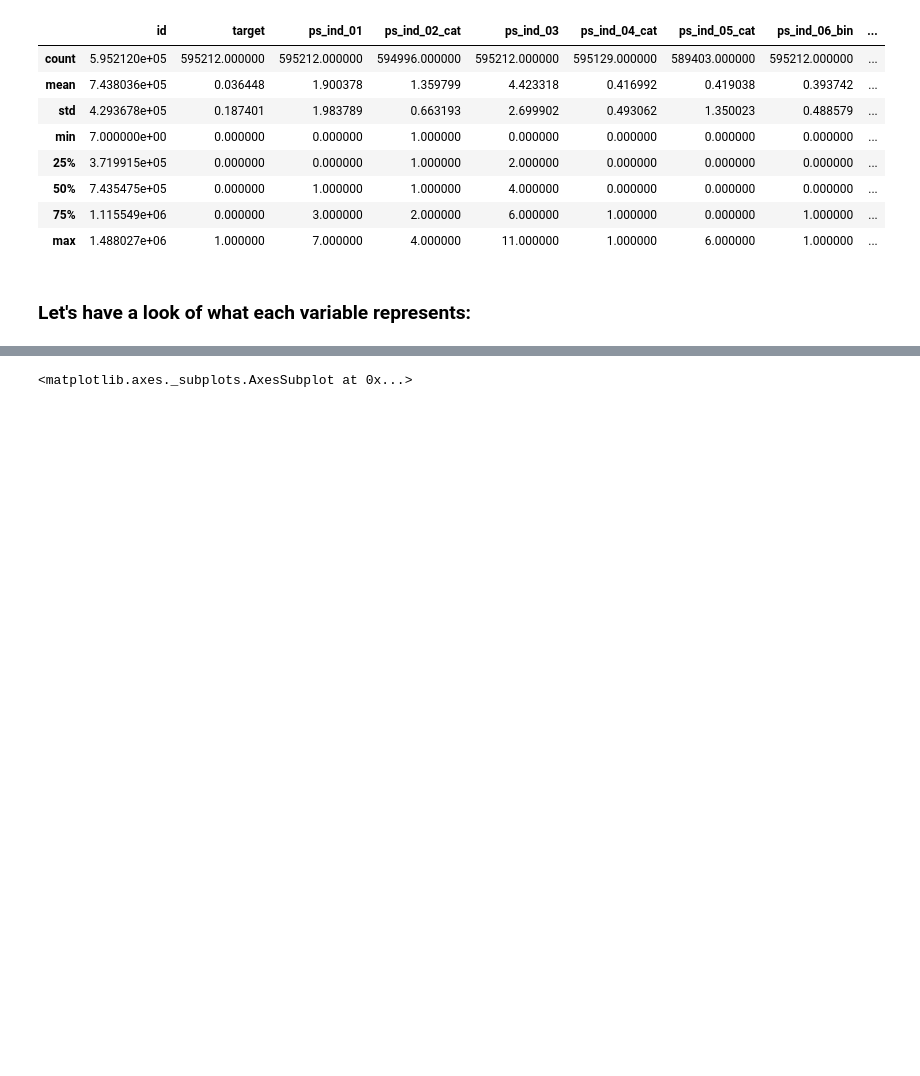
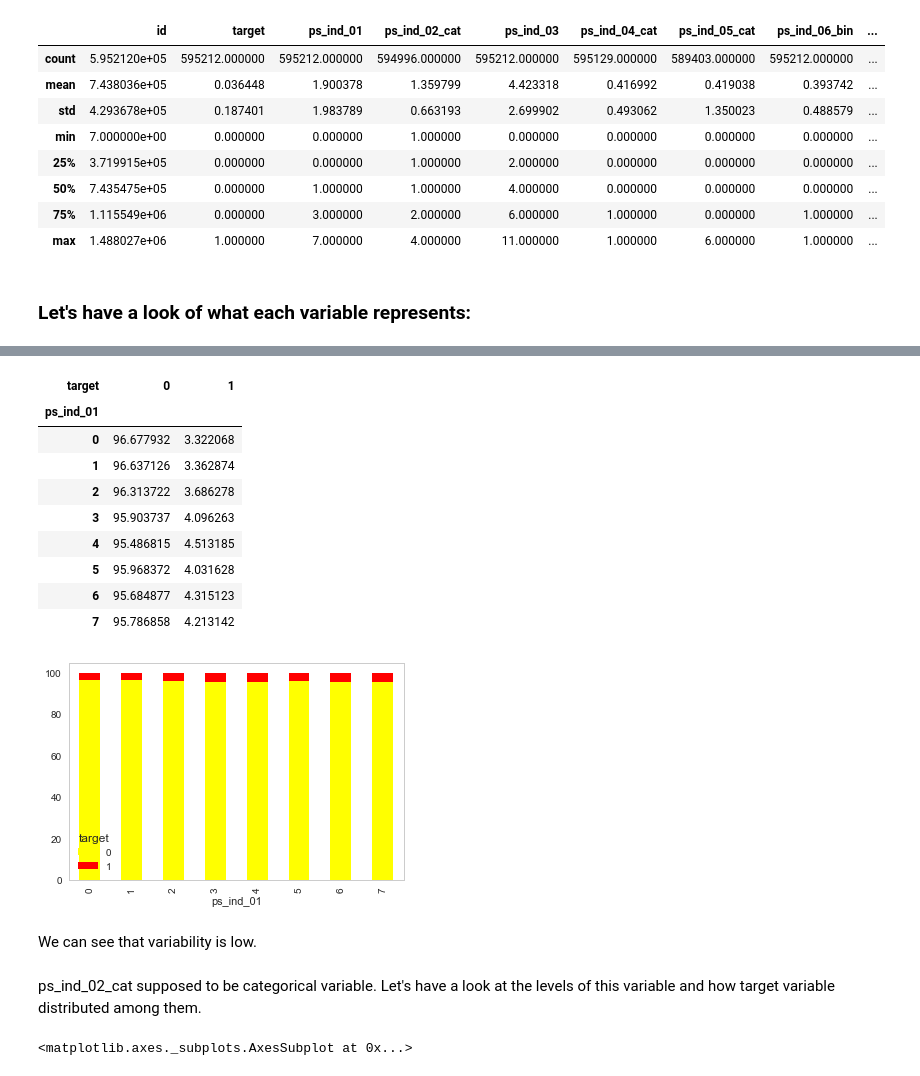
Before and after one commit to jdpersona/Data-Mining-Team-Projects, a Jupyter notebook: Insurance.ipynb, the cells around one changed output, grey strips where cells are left out. Saved outputs shown, nothing was run; the diff lists cells and outputs as text; code cells hidden in the pictures; blank space fills up the shorter version.

```diff
--- a/Insurance.ipynb
+++ b/Insurance.ipynb
@@ -77,3 +106,23 @@ drivers.describe()
+# %%
+ps_ind_01_counts = pd.crosstab(drivers["ps_ind_01"],drivers["target"]).apply(lambda r: r/r.sum()*100, axis=1)
+ps_ind_01_counts.plot(kind='bar', stacked=True, color=['yellow','red','purple','green'], grid=False)
+ps_ind_01_counts
+# %% [output]
+| target | 0 | 1 |
+| ps_ind_01 |  |  |
+| 0 | 96.677932 | 3.322068 |
+| 1 | 96.637126 | 3.362874 |
+| 2 | 96.313722 | 3.686278 |
+| 3 | 95.903737 | 4.096263 |
+| 4 | 95.486815 | 4.513185 |
+| 5 | 95.968372 | 4.031628 |
+| 6 | 95.684877 | 4.315123 |
+| 7 | 95.786858 | 4.213142 |
+[figure, added]
+# %% [markdown]
+We can see that variability is low.
+# %% [markdown]
+ps_ind_02_cat supposed to be categorical variable. Let's have a look at the levels of this variable and how target variable distributed among them.
 # %%
 plt.figure()
 drivers["ps_car_13"].plot.hist()
```
Also changed, not shown: parts of 4 cells of this notebook.
